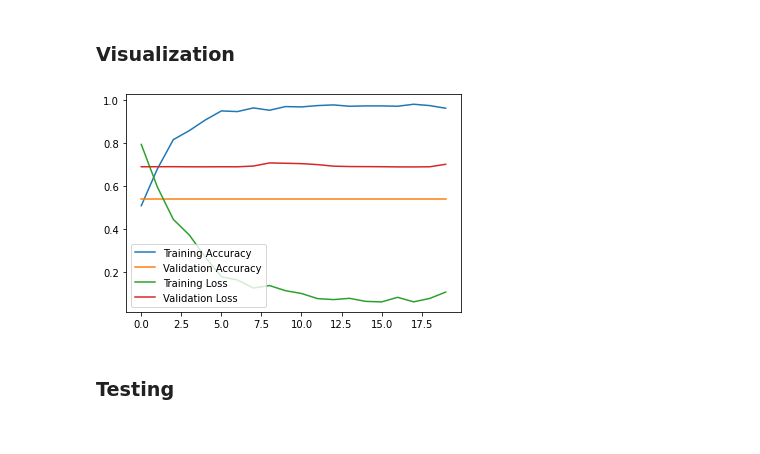
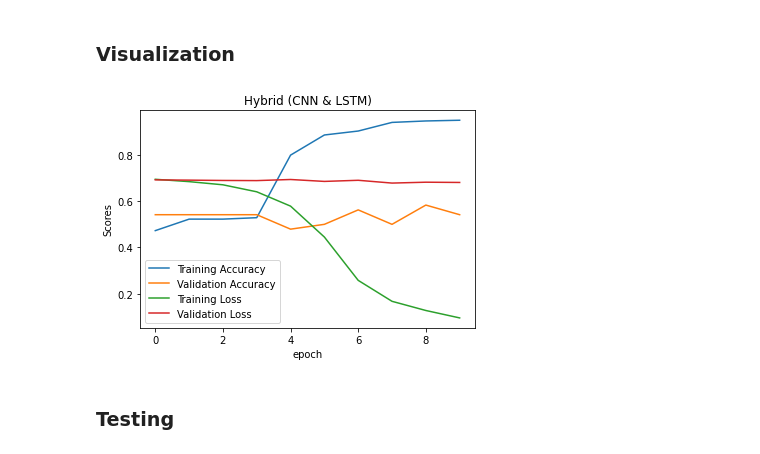
Before and after one commit to parhamafsharnia/NeuralNetworks, a Jupyter notebook: FakeNews/FakeNewsDetection.ipynb, the cells around one changed output. Drawn from its saved outputs; the diff is of its cells as text; code cells hidden in the pictures.

Commit message:
update models

```diff
--- a/FakeNews/FakeNewsDetection.ipynb
+++ b/FakeNews/FakeNewsDetection.ipynb
@@ -86,10 +86,11 @@ from tensorflow import keras
 # %% [markdown]
 ## Word Embedding
 # %%
-v_size = vocab_size
+# v_size = vocab_size
+v_size = 5000
 onehot_repr = [one_hot(words, v_size) for words in corpus]
 # onehot_repr
 # %%
-embedded_docs = pad_sequences(onehot_repr, padding='post', maxlen=300)
+embedded_docs = pad_sequences(onehot_repr, padding='post', maxlen=100)
 embedded_docs
 # %% [output]
@@ -136,14 +137,15 @@ X_valid, X_test, y_valid, y_test = train_test_split(X_rem, y_rem, test_size=test
 embedding_dim = 40
 CNN_LSTM_Model = Sequential()
 CNN_LSTM_Model.add(Embedding(input_dim=vocab_size, output_dim=embedding_dim))
-CNN_LSTM_Model.add(Conv1D(filters=128, kernel_size=3, activation='relu'))
+CNN_LSTM_Model.add(Conv1D(filters=16, kernel_size=3, activation='relu'))
 CNN_LSTM_Model.add(BatchNormalization())
 # CNN_LSTM_Model.add(MaxPooling1D(pool_size=9))
 CNN_LSTM_Model.add(AveragePooling1D(pool_size=9))
 CNN_LSTM_Model.add(Dropout(0.3))
 CNN_LSTM_Model.add(LSTM(units=100, return_sequences=True, activation='relu'))
 CNN_LSTM_Model.add(Flatten())
-CNN_LSTM_Model.add(BatchNormalization())
+# CNN_LSTM_Model.add(BatchNormalization())
+# CNN_LSTM_Model.add(Dropout(0.2))
 CNN_LSTM_Model.add(Dense(units=1, activation='sigmoid'))
 CNN_LSTM_Model.compile(loss='binary_crossentropy',
                        optimizer='adam',
@@ -178,7 +183,7 @@ None
 ### Finally Training
 from keras.callbacks import EarlyStopping, ReduceLROnPlateau
 CNN_LSTM_Model_history = CNN_LSTM_Model.fit(x=X_train, y=y_train, validation_data=(X_valid, y_valid),
-                     epochs=20,
+                     epochs=10,
                      verbose=2,
                      batch_size=64)
 # %% [output]
@@ -230,13 +241,16 @@ None
 # %%
 import matplotlib.pyplot as plt
 plt.plot(CNN_LSTM_Model_history.history['accuracy'], label='Training Accuracy')
 plt.plot(CNN_LSTM_Model_history.history['val_accuracy'], label='Validation Accuracy')
 plt.plot(CNN_LSTM_Model_history.history['loss'], label='Training Loss')
 plt.plot(CNN_LSTM_Model_history.history['val_loss'], label='Validation Loss')
 plt.legend()
+plt.title("Hybrid (CNN & LSTM)")
+plt.xlabel("epoch")
+plt.ylabel("Scores")
 plt.show()
 # %% [output]
-[figure, old version]
+[figure, new version]
 # %% [markdown]
 ### Testing
 # %%
```
Also changed, not shown: parts of 16 cells of this notebook.
